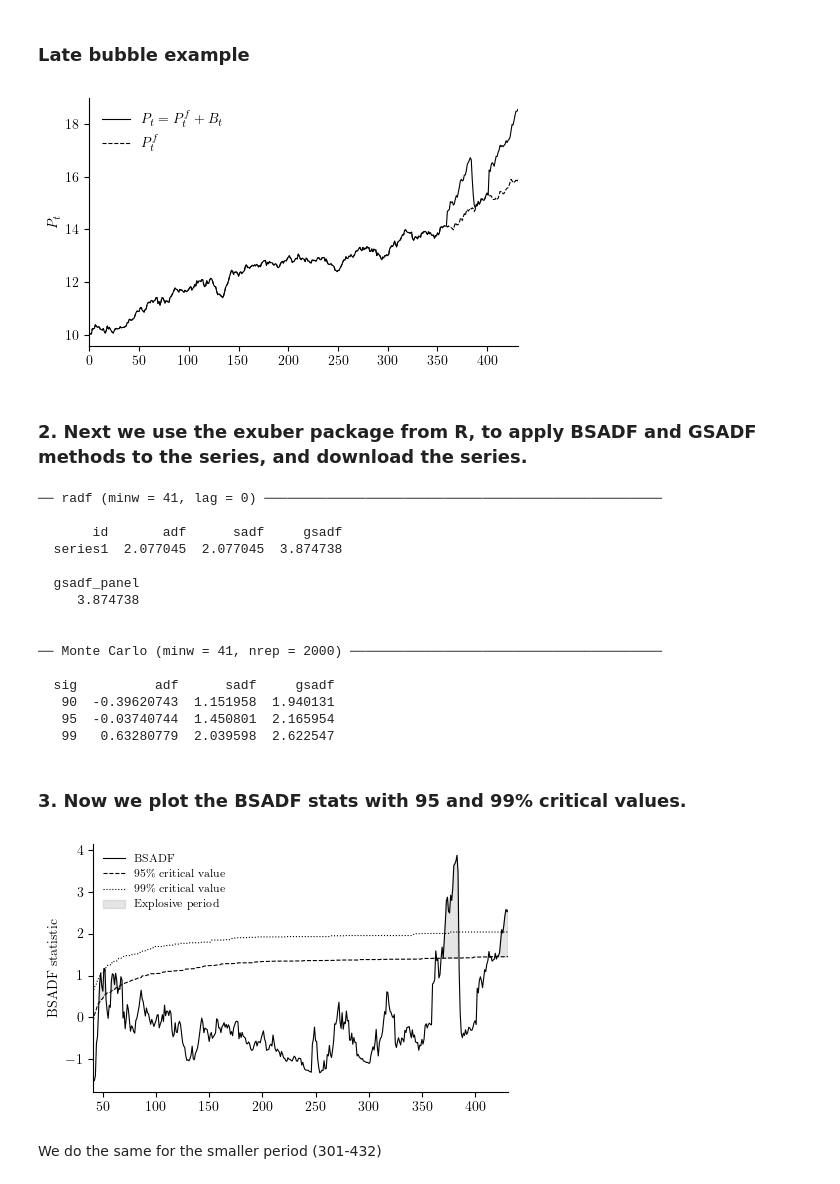
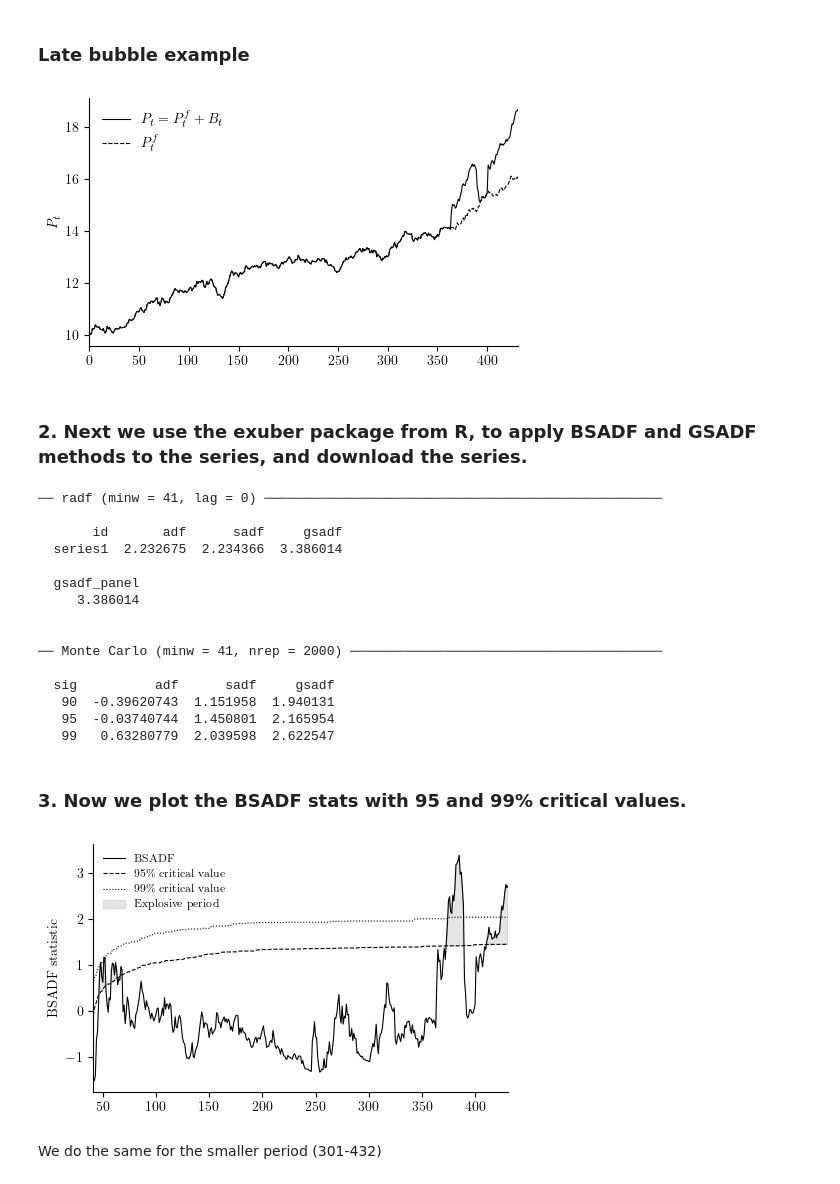
Before and after one commit to emilfriis/Bachelor, a Jupyter notebook: simulation/simulation_latebubble.ipynb, the cells around one changed output. Drawn from its saved outputs; the diff is of its cells as text; code cells hidden in the pictures.

```diff
--- a/simulation/simulation_latebubble.ipynb
+++ b/simulation/simulation_latebubble.ipynb
@@ -70,12 +70,15 @@ Pf_latebubbles, B_latebubbles, P_latebubbles = simulation_master.simulate_price_
     B0 = 0.0,
 
     # Covid
-    tau_s1 = 360,
-    tau_e1 = 384,
+    # tau_s1 = 360,
+    # tau_e1 = 384,
+    # B0_1 = 0.6,
+    tau_s1 = 364,
+    tau_e1 = 389,
     B0_1 = 0.6,
 
     # AI
-    tau_s2 = 402,
+    tau_s2 = 401,
     tau_e2 = 432,
     B0_2 = 1.0,
 
@@ -88,34 +91,34 @@ Pf_latebubbles, B_latebubbles, P_latebubbles = simulation_master.simulate_price_
     seed = 5,
 )
 
 # font
 plt.rcParams['text.usetex'] = True
 plt.rcParams['font.family'] = 'serif'
 
 # plot
 plt.figure(figsize=(5, 3))
 plt.plot(P_latebubbles.index, P_latebubbles.values, color='black', linewidth=0.8, ls='-', label=r'$P_t = P_t^f + B_t$')
 plt.plot(Pf_latebubbles.index, Pf_latebubbles.values, color='black', linewidth=0.8, ls='--', label=r'$P_t^f$')
 plt.ylabel(r'$P_t$')
 
 # formatting
 plt.tight_layout()
 plt.gca().yaxis.set_major_formatter(FuncFormatter(lambda x, pos: f"{x:,.0f}".replace(",", ".")))
 # plt.grid(True, alpha=0.5, linestyle='--')
 plt.legend(frameon=False, loc='upper left')
 plt.xlim(P_latebubbles.index.min(), P_latebubbles.index.max())
 
 # cleaner axes
 plt.gca().spines['top'].set_visible(False)
 plt.gca().spines['right'].set_visible(False)
 
 # save and show
 plt.savefig('plots/P_latebubbles.pdf')
 P_latebubbles = P_latebubbles.rename('P_latebubbles')
 P_latebubbles.to_csv('data/P_latebubbles.csv', index=False)
 plt.show()
 # %% [output]
-[figure, old version]
+[figure, new version]
 # %% [markdown]
 ### 2. Next we use the exuber package from R, to apply BSADF and GSADF methods to the series, and download the series.
 # %%
@@ -154,10 +157,10 @@ write.csv(bsadf_cv, "results/P_latebubbles_cv.csv", row.names = FALSE)
 ── radf (minw = 41, lag = 0) ───────────────────────────────────────────────────
 
        id       adf      sadf     gsadf
-  series1  2.077045  2.077045  3.874738
+  series1  2.232675  2.234366  3.386014
 
   gsadf_panel
-     3.874738
+     3.386014
 
 
 ── Monte Carlo (minw = 41, nrep = 2000) ────────────────────────────────────────
@@ -210,7 +213,7 @@ plt.gca().spines['right'].set_visible(False)
 plt.savefig("plots/P_latebubbles_bsadf.pdf", bbox_inches="tight")
 plt.show()
 # %% [output]
-[figure, old version]
+[figure, new version]
 # %% [markdown]
 We do the same for the smaller period (301-432)
 # %%
```
Also changed, not shown: parts of 2 cells of this notebook, 10 other files.
